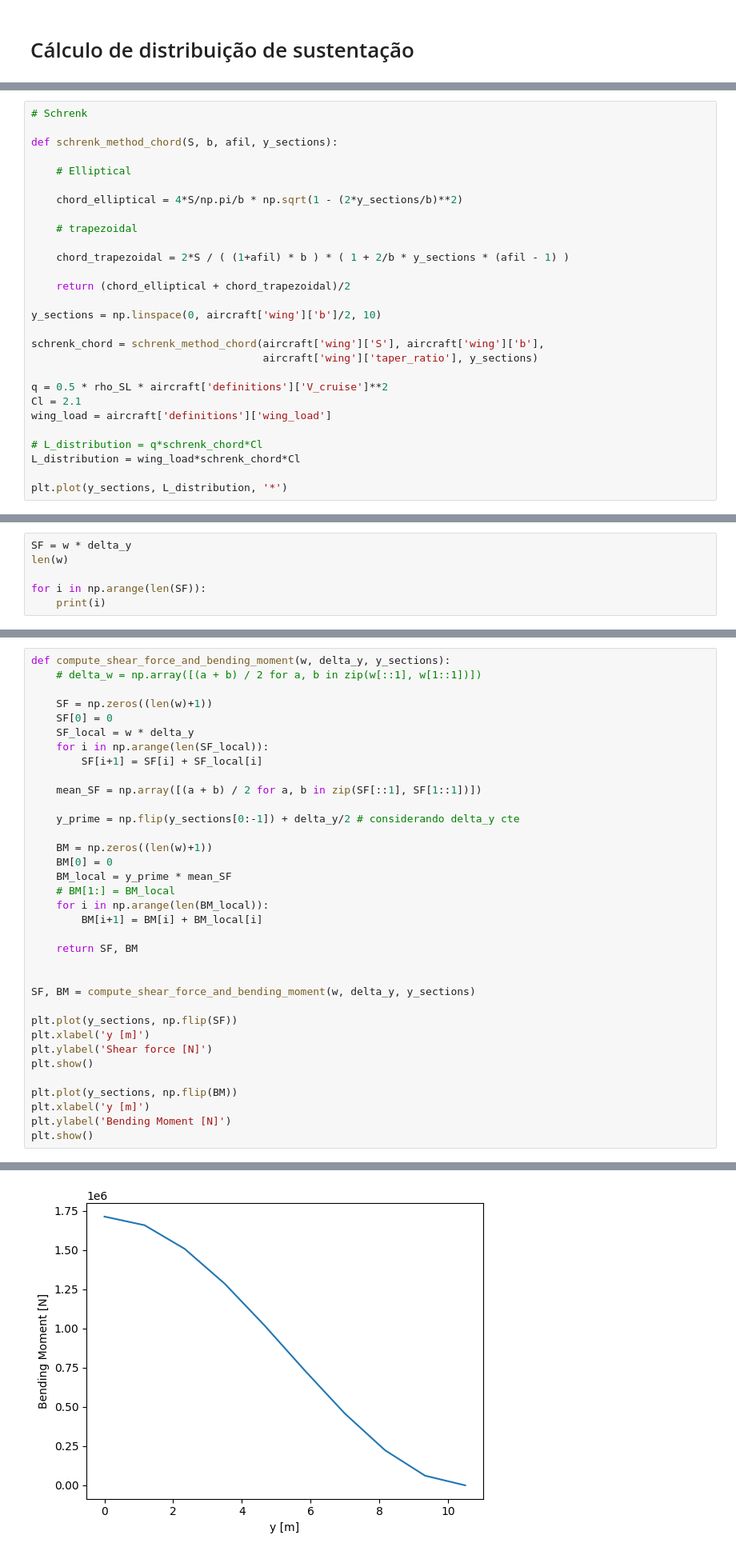
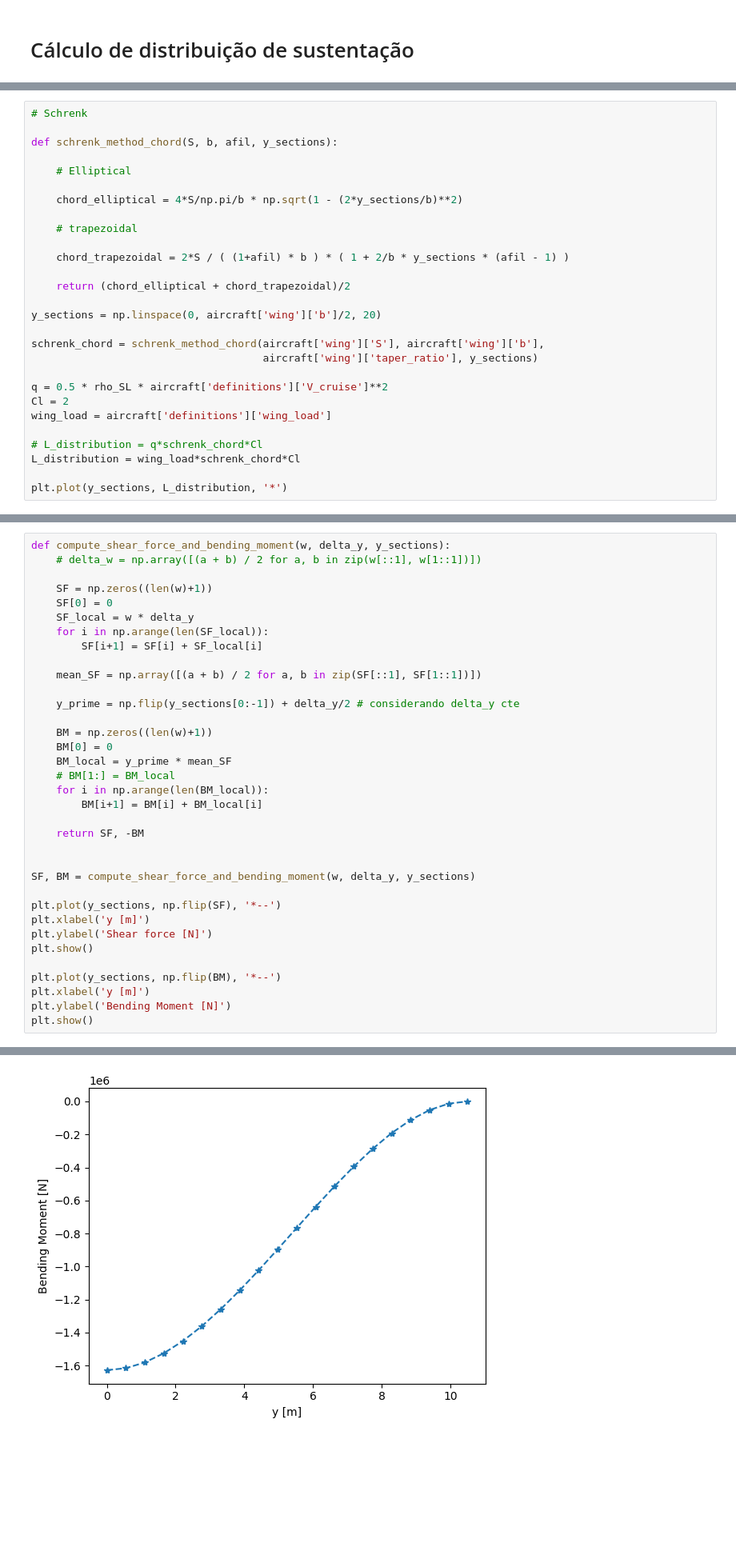
Before and after one commit to FeLorentzo/AircraftProjectEESC, a Jupyter notebook: AircraftPreliminaryDesign/AircraftPreliminaryDesign.ipynb, the cells around one changed output, grey strips where cells are left out. Shown at 80% size. Cells and saved outputs as stored; diff of their text form; blank space fills up the shorter version.

```diff
--- a/AircraftPreliminaryDesign/AircraftPreliminaryDesign.ipynb
+++ b/AircraftPreliminaryDesign/AircraftPreliminaryDesign.ipynb
@@ -973,13 +968,13 @@ def schrenk_method_chord(S, b, afil, y_sections):
 
     return (chord_elliptical + chord_trapezoidal)/2
 
-y_sections = np.linspace(0, aircraft['wing']['b']/2, 10)
+y_sections = np.linspace(0, aircraft['wing']['b']/2, 20)
 
 schrenk_chord = schrenk_method_chord(aircraft['wing']['S'], aircraft['wing']['b'],
                                      aircraft['wing']['taper_ratio'], y_sections)
 
 q = 0.5 * rho_SL * aircraft['definitions']['V_cruise']**2
-Cl = 2.1
+Cl = 2
 wing_load = aircraft['definitions']['wing_load']
 
 # L_distribution = q*schrenk_chord*Cl
@@ -1013,9 +1017,3 @@ plt.plot(y_sections, Cl_local, '*')
 S.F &= \int_0^{b/2} w \, dy = \sum_{i=1}^{i=n} \left( \frac{w_1 + w_2}{2} \right) \Delta y \\
 B.M &= \int_0^{b/2} S.F \, dy = \iint_0^{b/2} w \, dy = \sum_{i=1}^{i=n} \left( \frac{S.F_1 + S.F_2}{2} \right) \Delta y
 \end{align}
-# %%
-SF = w * delta_y
-len(w)
-
-for i in np.arange(len(SF)):
-    print(i)
@@ -1055,17 +1045,17 @@ def compute_shear_force_and_bending_moment(w, delta_y, y_sections):
     for i in np.arange(len(BM_local)):
         BM[i+1] = BM[i] + BM_local[i]
 
-    return SF, BM
+    return SF, -BM
 
 
 SF, BM = compute_shear_force_and_bending_moment(w, delta_y, y_sections)
 
-plt.plot(y_sections, np.flip(SF))
+plt.plot(y_sections, np.flip(SF), '*--')
 plt.xlabel('y [m]')
 plt.ylabel('Shear force [N]')
 plt.show()
 
-plt.plot(y_sections, np.flip(BM))
+plt.plot(y_sections, np.flip(BM), '*--')
 plt.xlabel('y [m]')
 plt.ylabel('Bending Moment [N]')
 plt.show()
@@ -1074,3 +1064,3 @@ plt.show()
-[figure, old version]
+[figure, new version]
 # %% [markdown]
 # Dimensionamento da espessura da longarina
```
Also changed, not shown: parts of 16 cells of this notebook.
